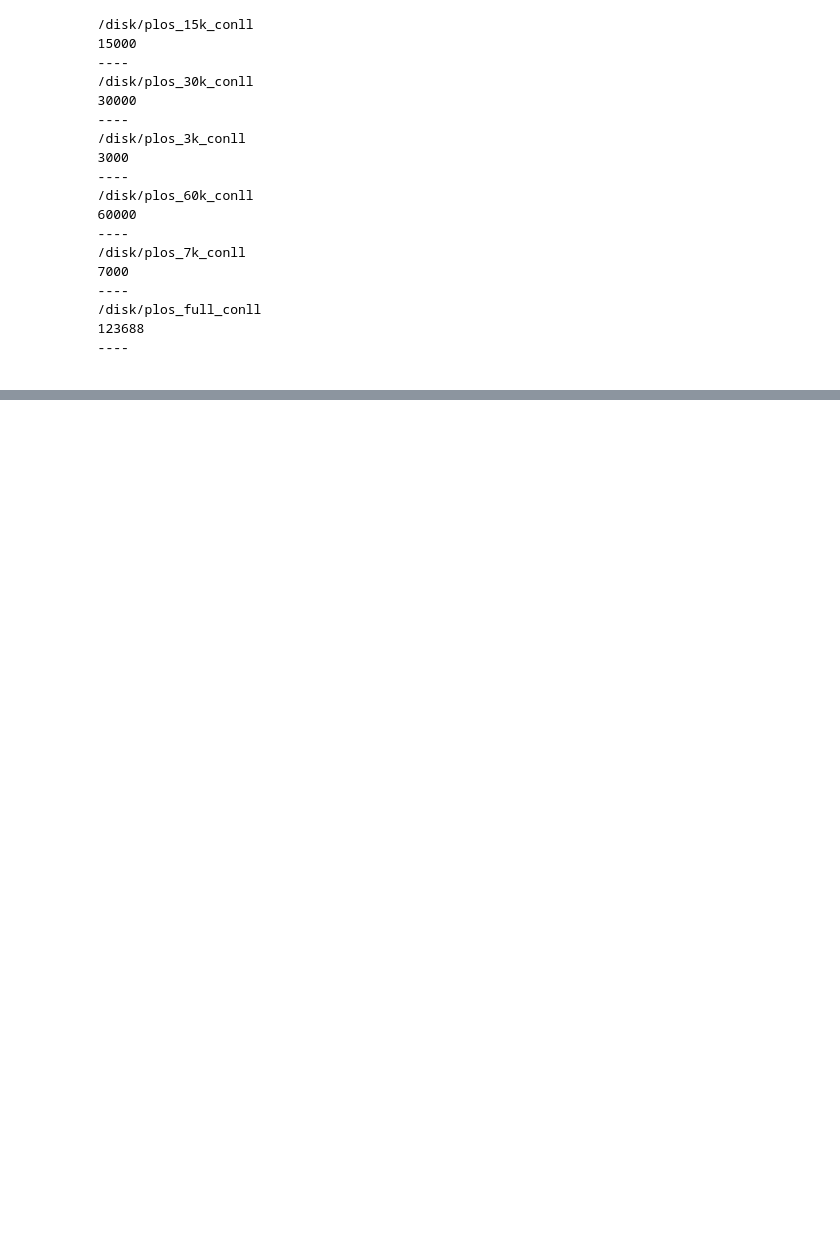
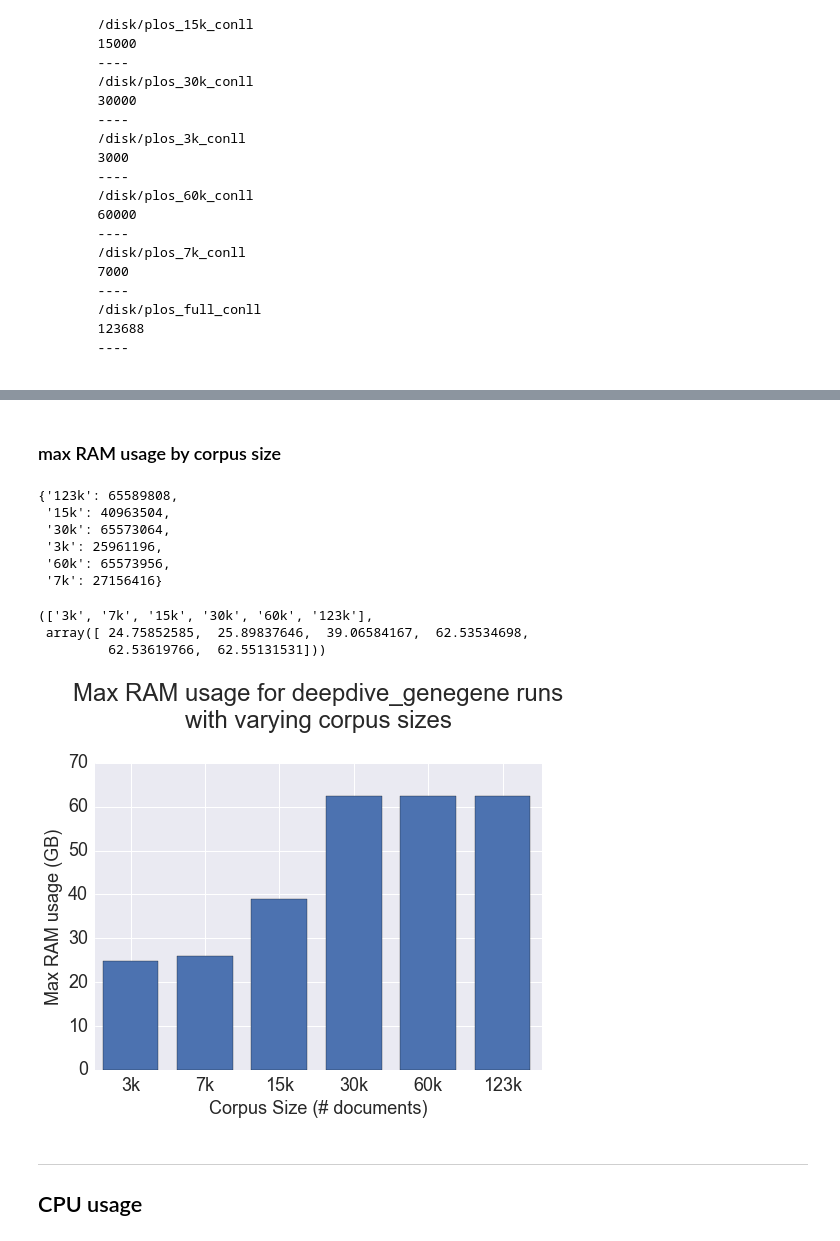
Before and after one commit to SuLab/deep, a Jupyter notebook: notebooks/deepdive_performance_testing/dd_varying_corpus_sizes.ipynb, the cells around one changed output, grey strips where cells are left out. Saved outputs shown, nothing was run; the diff lists cells and outputs as text; code cells hidden in the pictures; blank space fills up the shorter version.

```diff
--- a/notebooks/deepdive_performance_testing/dd_varying_corpus_sizes.ipynb
+++ b/notebooks/deepdive_performance_testing/dd_varying_corpus_sizes.ipynb
@@ -53,0 +214,37 @@ seaborn.set()
+# %% [markdown]
+### max RAM usage by corpus size
+# %%
+corpus_max_mem = {corpus_size:corpus_ram_data[corpus_size][0].max() for corpus_size in corpus_ram_data}
+corpus_max_mem
+# %% [output]
+{'123k': 65589808,
+ '15k': 40963504,
+ '30k': 65573064,
+ '3k': 25961196,
+ '60k': 65573956,
+ '7k': 27156416}
+# %%
+max_mem_keys = sorted(corpus_max_mem, key=lambda x: int(x.strip('k')))
+max_mem_values = np.array([corpus_max_mem[key] for key in max_mem_keys])/1024/1024
+max_mem_keys, max_mem_values
+# %% [output]
+(['3k', '7k', '15k', '30k', '60k', '123k'],
+ array([ 24.75852585,  25.89837646,  39.06584167,  62.53534698,
+         62.53619766,  62.55131531]))
+# %%
+x_positions = np.arange(len(max_mem_keys))+0.1
+width = 0.75
+
+plt.bar(x_positions, max_mem_values, width, tick_label=corpus_sizes_str)
+plt.xticks(x_positions+width/2, corpus_sizes_str)
+plt.tick_params(axis='both', labelsize=18)
+plt.title('Max RAM usage for deepdive_genegene runs\nwith varying corpus sizes', fontsize=24, y=1.1)
+plt.xlabel('Corpus Size (# documents)', fontsize=18)
+plt.ylabel('Max RAM usage (GB)', fontsize=18)
+plt.show()
+# %% [output]
+[figure, added]
+# %% [markdown]
+---
+
+## CPU usage
```
Also changed, not shown: parts of 28 cells of this notebook.
